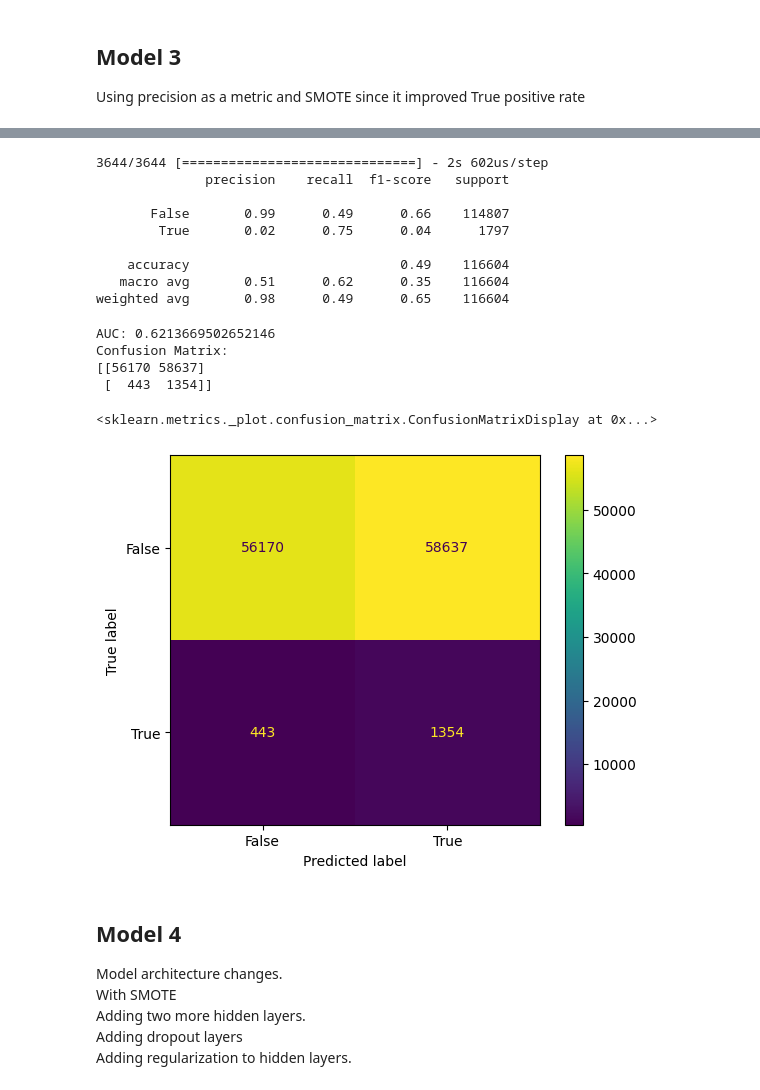
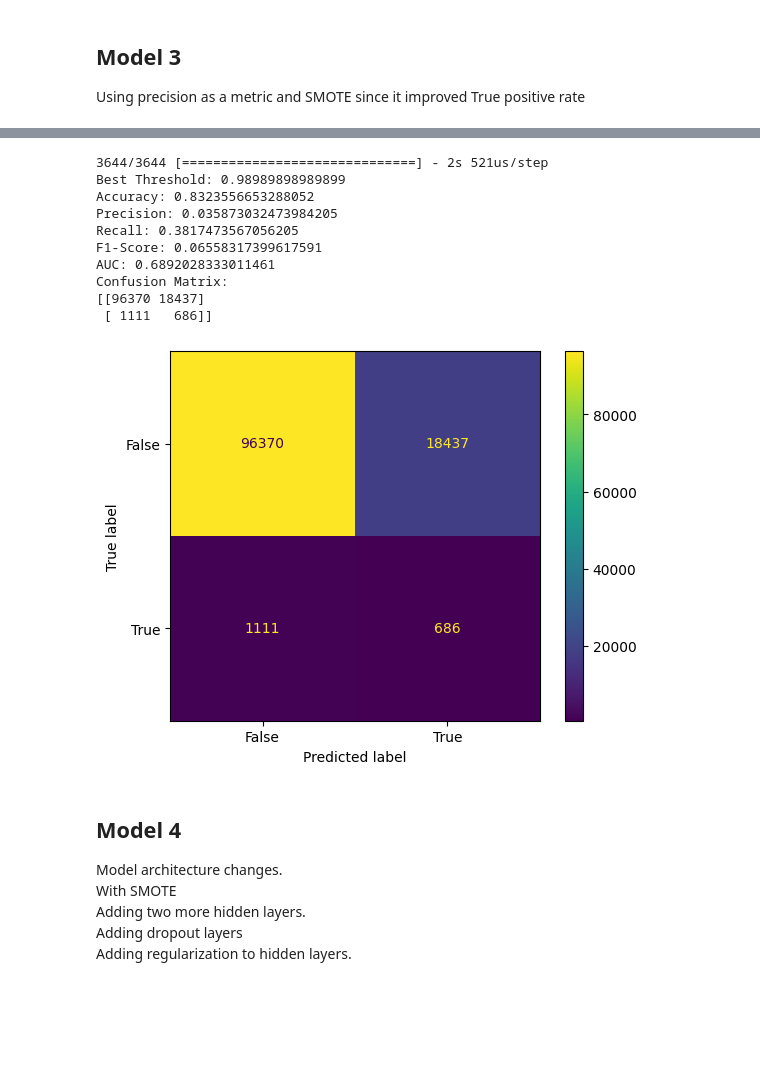
Before and after one commit to BrianBlancato/6050-Credit-Card-Fraud, a Jupyter notebook: Model_V2.ipynb, the cells around one changed output, grey strips where cells are left out. Cells and saved outputs as stored; diff of their text form; code cells hidden in the pictures; blank space fills up the shorter version.

```diff
--- a/Model_V2.ipynb
+++ b/Model_V2.ipynb
@@ -400,13 +412,13 @@ Using precision as a metric and SMOTE since it improved True positive rate
 np.random.seed(33)
 tf.random.set_seed(33)
 
-model = Sequential([
+model_3 = Sequential([
     Dense(64, activation='relu', input_shape=(x_train_scaled.shape[1],)),
     Dense(32, activation='relu'),
     Dense(1, activation='sigmoid')
 ])
 # %%
-model.compile(
+model_3.compile(
     optimizer = 'adam',
     loss='binary_crossentropy',
     metrics=[tf.keras.metrics.BinaryAccuracy(), tf.keras.metrics.Recall(), tf.keras.metrics.Precision()]
@@ -415,7 +427,7 @@ model.compile(
 np.random.seed(33)
 tf.random.set_seed(33)
 
-history = model.fit(x_train_scaled, y_train_resampled,
+history = model_3.fit(x_train_scaled, y_train_resampled,
                     validation_data=(x_val_scaled, y_val),
                     epochs=10,
                     batch_size=32)
@@ -449,47 +455,17 @@ Test Accuracy: [1.663106918334961, 0.4933278560638428, 0.7534779906272888, 0.022
-# %%
-# Detailed report of model to look at all metrics
-
-y_pred = model.predict(x_test_scaled)
-y_pred = (y_pred >= 0.5).astype(int)
-report = classification_report(y_test, y_pred)
-print(report)
-# %% [output]
-3644/3644 [==============================] - 2s 602us/step
-              precision    recall  f1-score   support
-
-       False       0.99      0.49      0.66    114807
-        True       0.02      0.75      0.04      1797
-
-    accuracy                           0.49    116604
-   macro avg       0.51      0.62      0.35    116604
-weighted avg       0.98      0.49      0.65    116604
-# %%
-# ROC Curve and AUC
-fpr, tpr, _ = roc_curve(y_test, y_pred)
-auc = roc_auc_score(y_test, y_pred)
-
-# Precision-Recall Curve
-precision, recall, _ = precision_recall_curve(y_test, y_pred)
-
-# Confusion Matrix
-threshold = 0.5
-y_pred_binary = (y_pred >= threshold).astype(int)
-cm = confusion_matrix(y_test, y_pred_binary)
-
-# Print metrics
-print("AUC:", auc)
-print("Confusion Matrix:")
-print(cm)
-# %% [output]
-AUC: 0.6213669502652146
-Confusion Matrix:
-[[56170 58637]
- [  443  1354]]
-# %%
-ConfusionMatrixDisplay.from_predictions(y_test, y_pred_binary)
-# %% [output]
-<sklearn.metrics._plot.confusion_matrix.ConfusionMatrixDisplay at 0x...>
-[figure, removed]
+# %%
+m3_test_results = test_metrics(model_3, x_test_scaled, y_test)
+# %% [output]
+3644/3644 [==============================] - 2s 521us/step
+Best Threshold: 0.98989898989899
+Accuracy: 0.8323556653288052
+Precision: 0.035873032473984205
+Recall: 0.3817473567056205
+F1-Score: 0.06558317399617591
+AUC: 0.6892028333011461
+Confusion Matrix:
+[[96370 18437]
+ [ 1111   686]]
+[figure, added]
 # %% [markdown]
 ## Model 4
 Model architecture changes.
```
Also changed, not shown: parts of 73 cells of this notebook.
